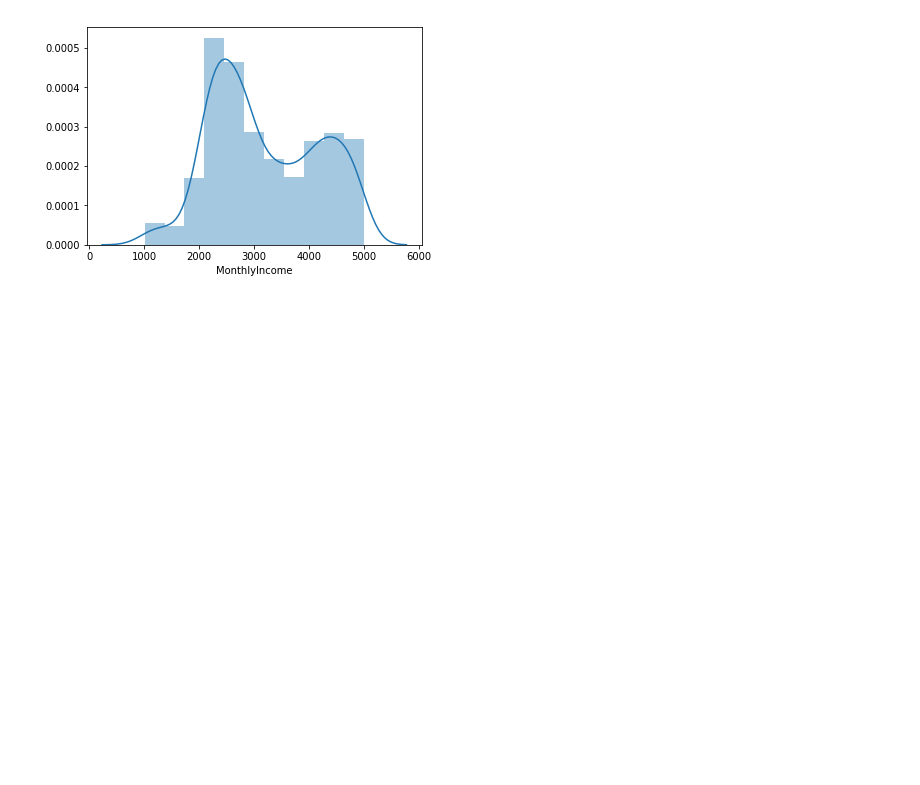
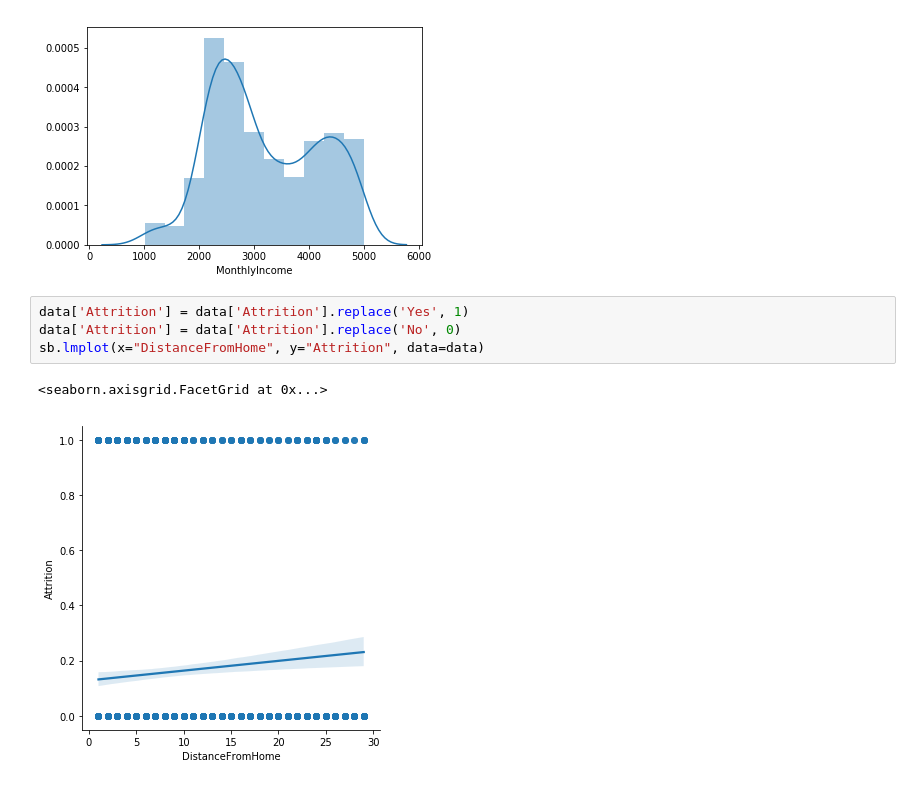
Before and after one commit to flavja/FormationPython, a Jupyter notebook: python/LessonDataViz4.ipynb, the cells around one changed output. Saved outputs shown, nothing was run; the diff lists cells and outputs as text; blank space fills up the shorter version.

Commit message:
DataViz KPI

```diff
--- a/python/LessonDataViz4.ipynb
+++ b/python/LessonDataViz4.ipynb
@@ -18,4 +18,11 @@ sb.distplot(DataFilt['MonthlyIncome'])
 # %% [output]
 <matplotlib.axes._subplots.AxesSubplot at 0x...>
 [figure]
+# %%
+data['Attrition'] = data['Attrition'].replace('Yes', 1)
+data['Attrition'] = data['Attrition'].replace('No', 0)
+sb.lmplot(x="DistanceFromHome", y="Attrition", data=data)
+# %% [output]
+<seaborn.axisgrid.FacetGrid at 0x...>
+[figure, added]
 # %%
```
Also changed, not shown: parts of 1 cell of this notebook, 1 other file.
